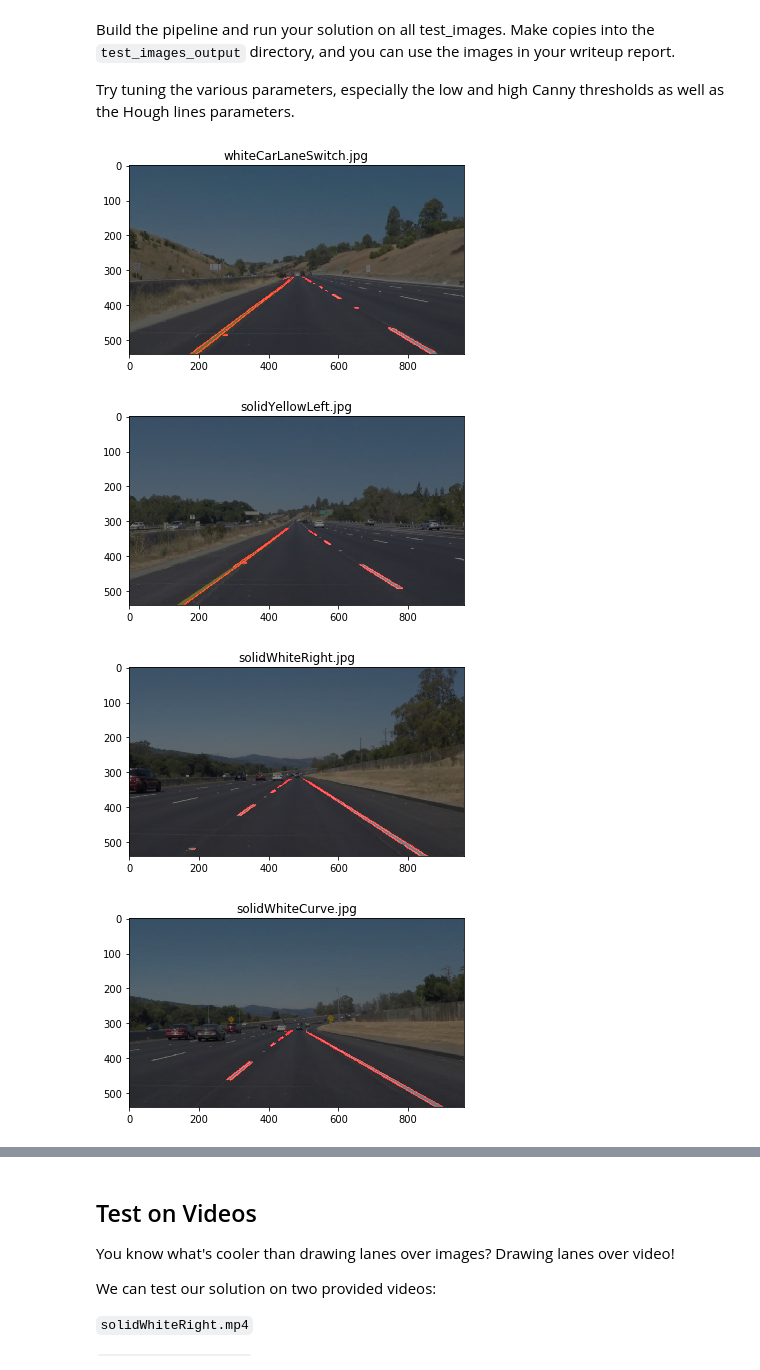
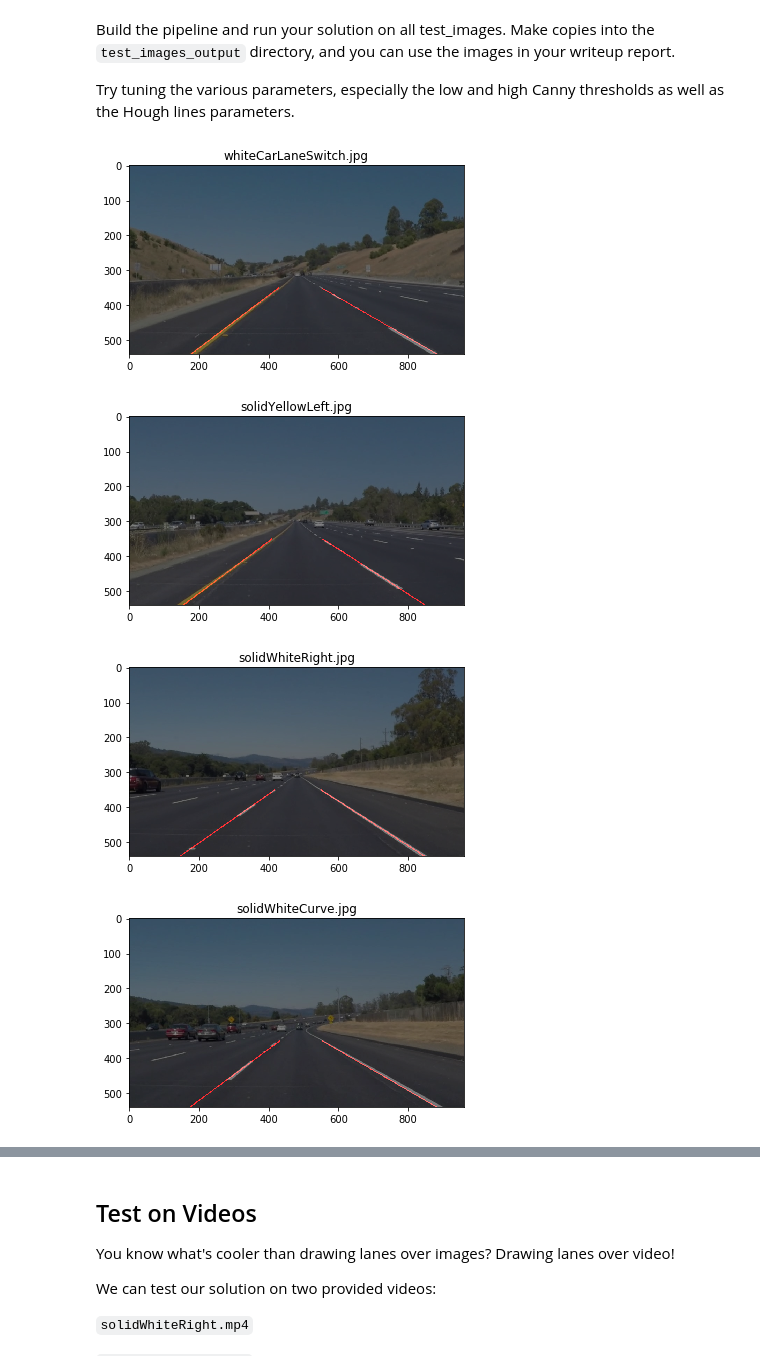
Before and after one commit to imayank/Finding-Lane-Lines-on-the-Road, a Jupyter notebook: P1.ipynb, the cells around one changed output, grey strips where cells are left out. Saved outputs shown, nothing was run; the diff lists cells and outputs as text; code cells hidden in the pictures.

```diff
--- a/P1.ipynb
+++ b/P1.ipynb
@@ -142,9 +142,39 @@ def draw_lines(img, lines, color=[255, 0, 0], thickness=2):
     If you want to make the lines semi-transparent, think about combining
     this function with the weighted_img() function below
     """
+
+
+    x_left=[]
+    x_right=[]
+    y_left=[]
+    y_right=[]
     for line in lines:
-        for x1,y1,x2,y2 in line:
-            cv2.line(img, (x1, y1), (x2, y2), color, thickness)
+        x1,y1,x2,y2 = line[0]
+        if x2-x1 !=0:
+            slp = (y2-y1)/(x2-x1)
+            if abs(slp) > 0.4 :
+                if slp < 0:
+                    x_left+=[x1,x2]
+                    y_left+=[y1,y2]
+                else:
+                    x_right+=[x1,x2]
+                    y_right+=[y1,y2]
+
+
+    left_params = np.polyfit(y_left,x_left,1)
+    right_params = np.polyfit(y_right,x_right,1)
+
+    left_lane = np.poly1d(left_params)
+    right_lane = np.poly1d(right_params)
+
+
+    lanes = [[left_lane(img.shape[0]),img.shape[0],left_lane(img.shape[0]*0.65),img.shape[0]*0.65],[right_lane(img.shape[0]),img.shape[0],right_lane(img.shape[0]*0.65),img.shape[0]*0.65]]
+
+
+
+    for line in lanes:
+        x1,y1,x2,y2 = line
+        cv2.line(img, (int(x1), int(y1)), (int(x2), int(y2)), color, thickness)
 
 def hough_lines(img, rho, theta, threshold, min_line_len, max_line_gap):
     """
@@ -196,27 +226,27 @@ Try tuning the various parameters, especially the low and high Canny thresholds
 # %%
 # TODO: Build your pipeline that will draw lane lines on the test_images
 # then save them to the test_images_output directory.
 def detect_lanes(test_img,vertices,rho,theta,threshold,min_line_len,max_line_gap):
     gray = grayscale(test_img)
     blur_gray = gaussian_blur(gray,3)
-    edges = canny(blur_gray,50,150)
+    edges = canny(blur_gray,100,200)
     masked_edges = region_of_interest(edges, vertices)
-    line_image = hough_lines(masked_edges, rho=rho, theta=theta, threshold=threshold, min_line_len=min_line_len, max_line_gap=min_line_len)
+    line_image = hough_lines(masked_edges, rho=rho, theta=theta, threshold=threshold, min_line_len=min_line_len, max_line_gap=max_line_gap)
     lines_edges= weighted_img(line_image, test_img, α=0.5, β=1., γ=0)
     plt.imshow(lines_edges)
     return lines_edges
 
 
 for image in os.listdir("test_images/"):
     plt.figure()
     plt.title(image)
     test_img = mpimg.imread("test_images/"+image)
     imshape = test_img.shape
-    vertices = np.array([[(150,imshape[0]),(450, 320), (500, 320), (imshape[1],imshape[0])]], dtype=np.int32)
-    line_edges = detect_lanes(test_img,vertices,rho=2, theta=(np.pi)*1/180, threshold=15, min_line_len=5, max_line_gap=1)
-    #cv2.imwrite("test_images_output/"+image,line_edges)
+    vertices = np.array([[(0,imshape[0]),(imshape[1]*0.5,imshape[0]*0.5), (imshape[1],imshape[0])]], dtype=np.int32)
+    line_edges = detect_lanes(test_img,vertices,rho=1, theta=(np.pi)*1/180, threshold=10, min_line_len=5, max_line_gap=1)
+    cv2.imwrite("test_images_output/"+image,line_edges)
 # %% [output]
-[figure, old version]
+[figure, new version]
-[figure, old version]
+[figure, new version]
-[figure, old version]
+[figure, new version]
-[figure, old version]
+[figure, new version]
```
Also changed, not shown: parts of 7 cells of this notebook, 9 other files.
